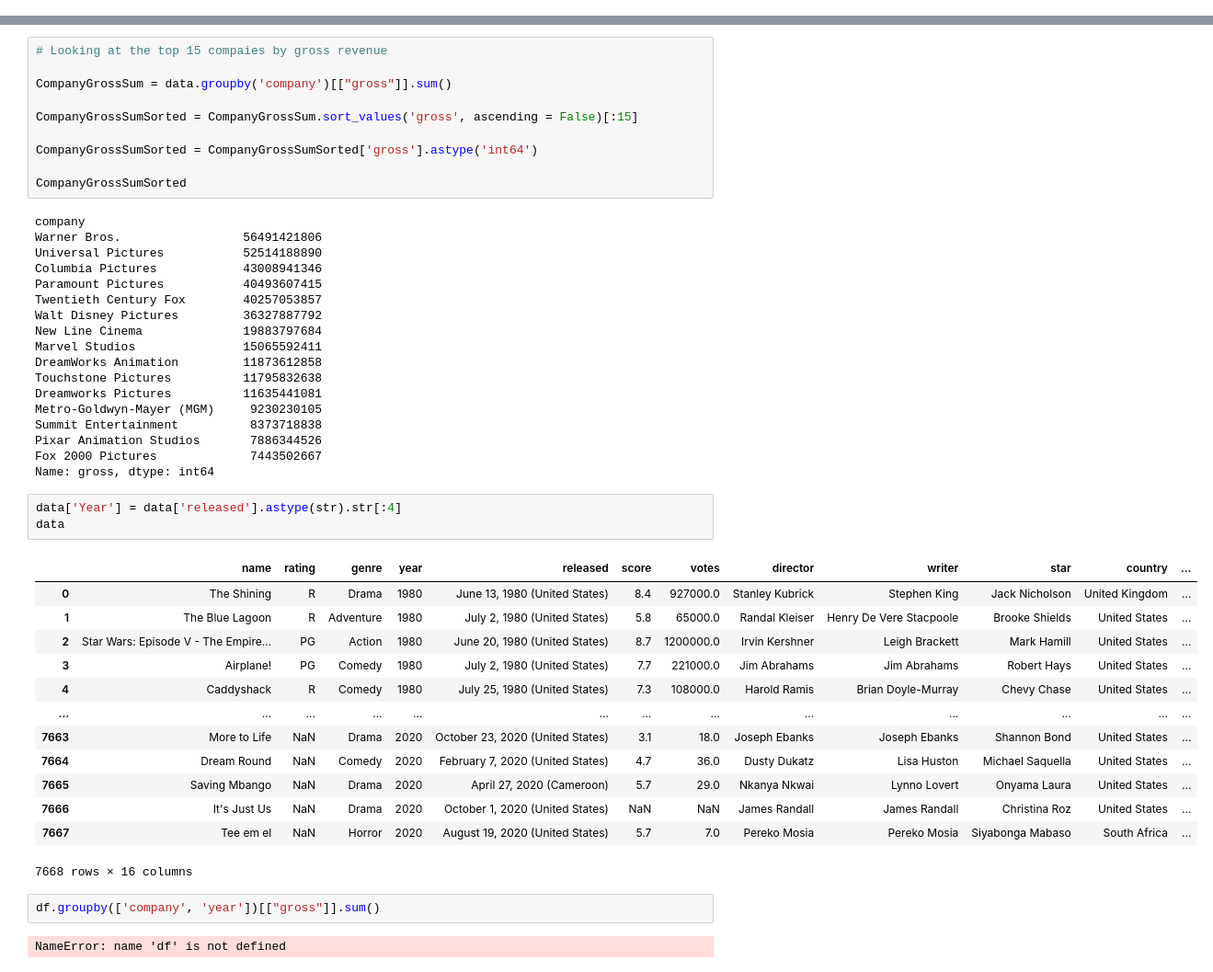
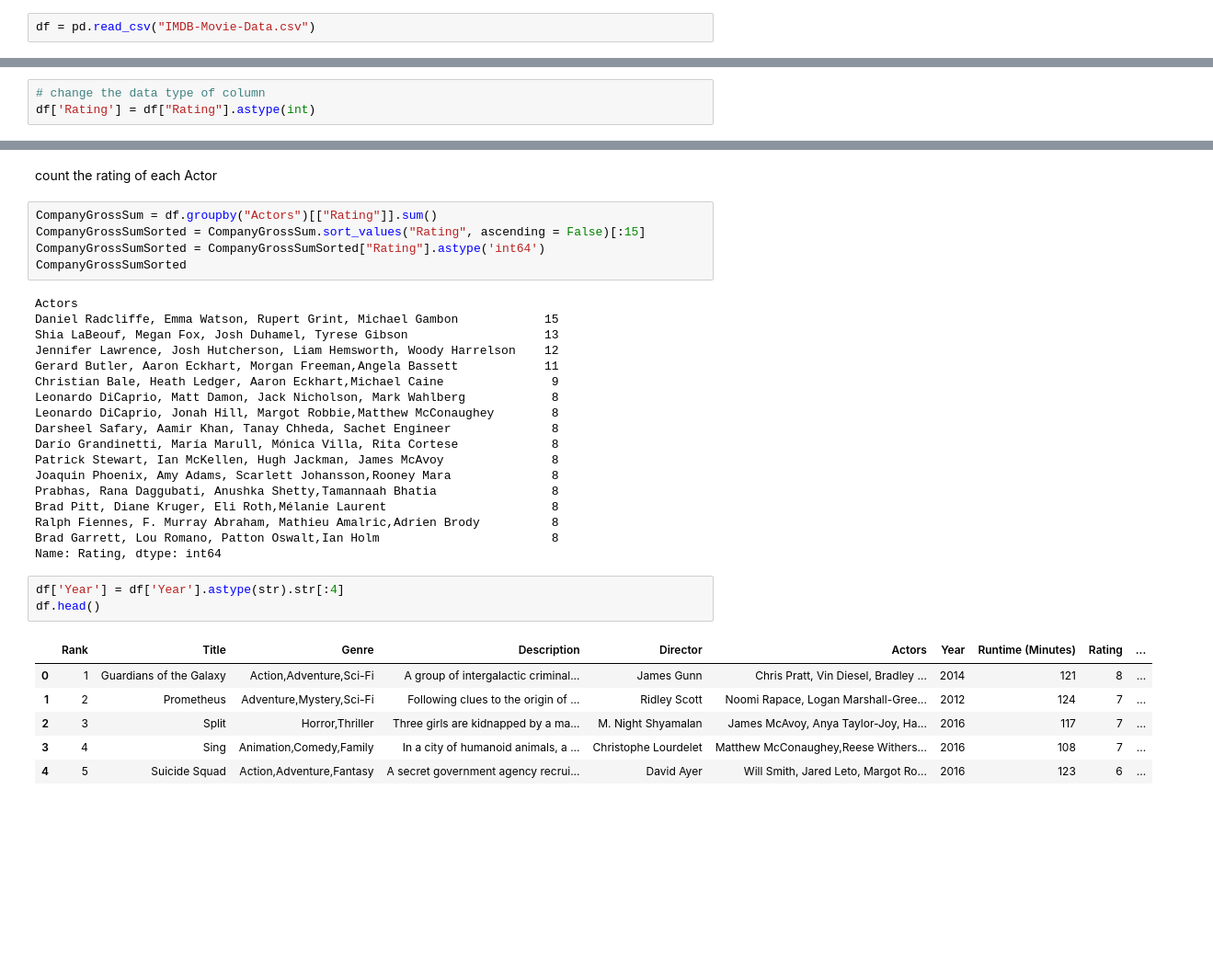
Before and after one commit to 960Subhamsingh/data_analyst_project, a Jupyter notebook: Movies_analysis/movies.ipynb, the cells around one changed output, grey strips where cells are left out. Shown at 92% size. Drawn from its saved outputs; the diff is of its cells as text; blank space fills up the shorter version.

Commit message:
Movies Analysis

```diff
--- a/Movies_analysis/movies.ipynb
+++ b/Movies_analysis/movies.ipynb
@@ -229,0 +7,2 @@ Length: 225, dtype: float64
+# %%
+df = pd.read_csv("IMDB-Movie-Data.csv")
@@ -229,0 +206,3 @@ Length: 225, dtype: float64
+# %%
+# change the data type of column
+df['Rating'] = df["Rating"].astype(int)
@@ -266,49 +349,35 @@ Length: 71, dtype: float64
+# %% [markdown]
+count the rating of each Actor
 # %%
-# Looking at the top 15 compaies by gross revenue
-
-CompanyGrossSum = data.groupby('company')[["gross"]].sum()
-
-CompanyGrossSumSorted = CompanyGrossSum.sort_values('gross', ascending = False)[:15]
-
-CompanyGrossSumSorted = CompanyGrossSumSorted['gross'].astype('int64')
-
+CompanyGrossSum = df.groupby("Actors")[["Rating"]].sum()
+CompanyGrossSumSorted = CompanyGrossSum.sort_values("Rating", ascending = False)[:15]
+CompanyGrossSumSorted = CompanyGrossSumSorted["Rating"].astype('int64')
 CompanyGrossSumSorted
 # %% [output]
-company
-Warner Bros.                 56491421806
-Universal Pictures           52514188890
-Columbia Pictures            43008941346
-Paramount Pictures           40493607415
-Twentieth Century Fox        40257053857
-Walt Disney Pictures         36327887792
-New Line Cinema              19883797684
-Marvel Studios               15065592411
-DreamWorks Animation         11873612858
-Touchstone Pictures          11795832638
-Dreamworks Pictures          11635441081
-Metro-Goldwyn-Mayer (MGM)     9230230105
-Summit Entertainment          8373718838
-Pixar Animation Studios       7886344526
-Fox 2000 Pictures             7443502667
-Name: gross, dtype: int64
+Actors
+Daniel Radcliffe, Emma Watson, Rupert Grint, Michael Gambon            15
+Shia LaBeouf, Megan Fox, Josh Duhamel, Tyrese Gibson                   13
+Jennifer Lawrence, Josh Hutcherson, Liam Hemsworth, Woody Harrelson    12
+Gerard Butler, Aaron Eckhart, Morgan Freeman,Angela Bassett            11
+Christian Bale, Heath Ledger, Aaron Eckhart,Michael Caine               9
+Leonardo DiCaprio, Matt Damon, Jack Nicholson, Mark Wahlberg            8
+Leonardo DiCaprio, Jonah Hill, Margot Robbie,Matthew McConaughey        8
+Darsheel Safary, Aamir Khan, Tanay Chheda, Sachet Engineer              8
+Darío Grandinetti, María Marull, Mónica Villa, Rita Cortese             8
+Patrick Stewart, Ian McKellen, Hugh Jackman, James McAvoy               8
+Joaquin Phoenix, Amy Adams, Scarlett Johansson,Rooney Mara              8
+Prabhas, Rana Daggubati, Anushka Shetty,Tamannaah Bhatia                8
+Brad Pitt, Diane Kruger, Eli Roth,Mélanie Laurent                       8
+Ralph Fiennes, F. Murray Abraham, Mathieu Amalric,Adrien Brody          8
+Brad Garrett, Lou Romano, Patton Oswalt,Ian Holm                        8
+Name: Rating, dtype: int64
 # %%
-data['Year'] = data['released'].astype(str).str[:4]
-data
+df['Year'] = df['Year'].astype(str).str[:4]
+df.head()
 # %% [output]
-|  | name | rating | genre | year | released | score | votes | director | writer | star | country | ... |
-| 0 | The Shining | R | Drama | 1980 | June 13, 1980 (United States) | 8.4 | 927000.0 | Stanley Kubrick | Stephen King | Jack Nicholson | United Kingdom | ... |
-| 1 | The Blue Lagoon | R | Adventure | 1980 | July 2, 1980 (United States) | 5.8 | 65000.0 | Randal Kleiser | Henry De Vere Stacpoole | Brooke Shields | United States | ... |
-| 2 | Star Wars: Episode V - The Empire... | PG | Action | 1980 | June 20, 1980 (United States) | 8.7 | 1200000.0 | Irvin Kershner | Leigh Brackett | Mark Hamill | United States | ... |
-| 3 | Airplane! | PG | Comedy | 1980 | July 2, 1980 (United States) | 7.7 | 221000.0 | Jim Abrahams | Jim Abrahams | Robert Hays | United States | ... |
-| 4 | Caddyshack | R | Comedy | 1980 | July 25, 1980 (United States) | 7.3 | 108000.0 | Harold Ramis | Brian Doyle-Murray | Chevy Chase | United States | ... |
-| ... | ... | ... | ... | ... | ... | ... | ... | ... | ... | ... | ... | ... |
-| 7663 | More to Life | NaN | Drama | 2020 | October 23, 2020 (United States) | 3.1 | 18.0 | Joseph Ebanks | Joseph Ebanks | Shannon Bond | United States | ... |
-| 7664 | Dream Round | NaN | Comedy | 2020 | February 7, 2020 (United States) | 4.7 | 36.0 | Dusty Dukatz | Lisa Huston | Michael Saquella | United States | ... |
-| 7665 | Saving Mbango | NaN | Drama | 2020 | April 27, 2020 (Cameroon) | 5.7 | 29.0 | Nkanya Nkwai | Lynno Lovert | Onyama Laura | United States | ... |
-| 7666 | It's Just Us | NaN | Drama | 2020 | October 1, 2020 (United States) | NaN | NaN | James Randall | James Randall | Christina Roz | United States | ... |
-| 7667 | Tee em el | NaN | Horror | 2020 | August 19, 2020 (United States) | 5.7 | 7.0 | Pereko Mosia | Pereko Mosia | Siyabonga Mabaso | South Africa | ... |
+|  | Rank | Title | Genre | Description | Director | Actors | Year | Runtime (Minutes) | Rating | ... |
+| 0 | 1 | Guardians of the Galaxy | Action,Adventure,Sci-Fi | A group of intergalactic criminal... | James Gunn | Chris Pratt, Vin Diesel, Bradley ... | 2014 | 121 | 8 | ... |
+| 1 | 2 | Prometheus | Adventure,Mystery,Sci-Fi | Following clues to the origin of ... | Ridley Scott | Noomi Rapace, Logan Marshall-Gree... | 2012 | 124 | 7 | ... |
+| 2 | 3 | Split | Horror,Thriller | Three girls are kidnapped by a ma... | M. Night Shyamalan | James McAvoy, Anya Taylor-Joy, Ha... | 2016 | 117 | 7 | ... |
+| 3 | 4 | Sing | Animation,Comedy,Family | In a city of humanoid animals, a ... | Christophe Lourdelet | Matthew McConaughey,Reese Withers... | 2016 | 108 | 7 | ... |
+| 4 | 5 | Suicide Squad | Action,Adventure,Fantasy | A secret government agency recrui... | David Ayer | Will Smith, Jared Leto, Margot Ro... | 2016 | 123 | 6 | ... |
-7668 rows × 16 columns
-# %%
-df.groupby(['company', 'year'])[["gross"]].sum()
-# %% [output]
-NameError: name 'df' is not defined
```
Also changed, not shown: parts of 60 cells of this notebook, 3 other files.
